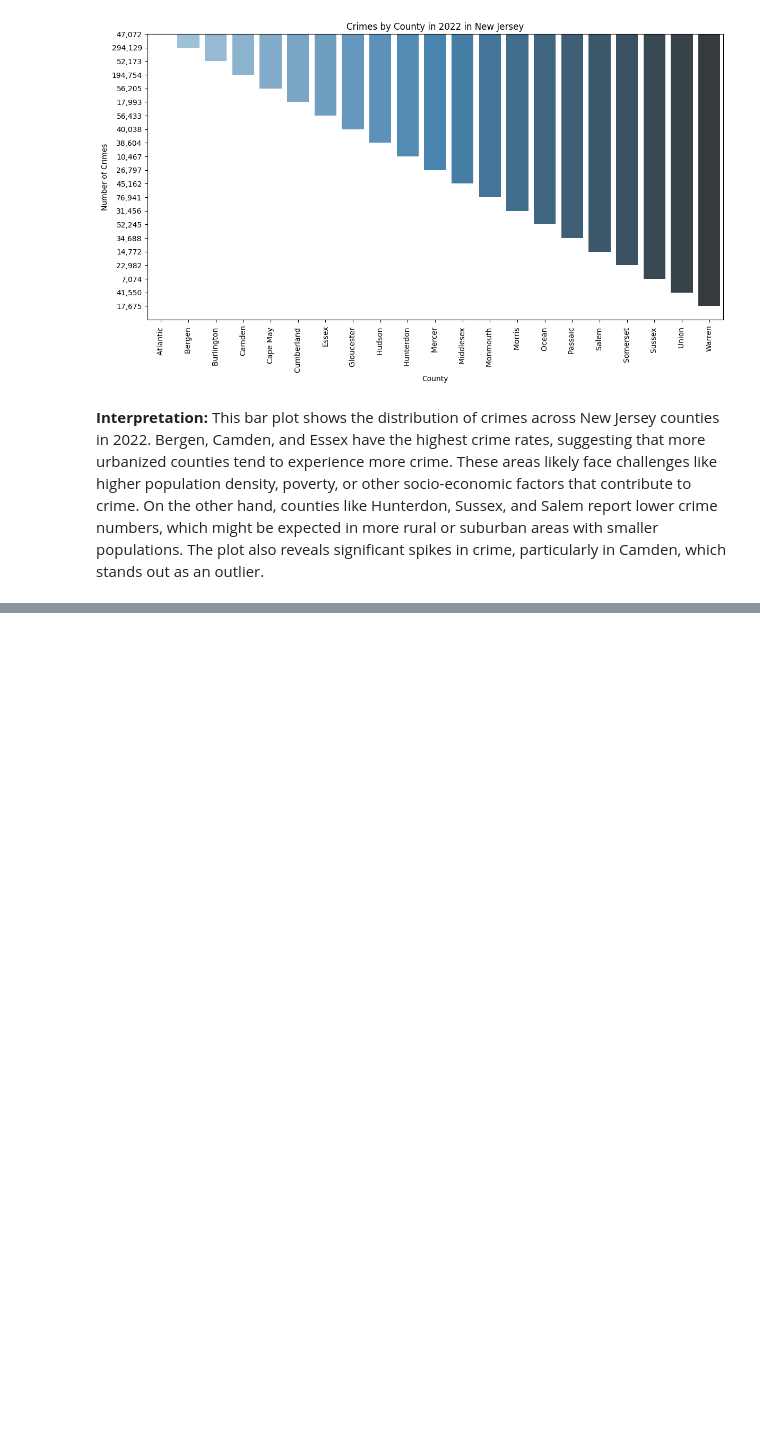
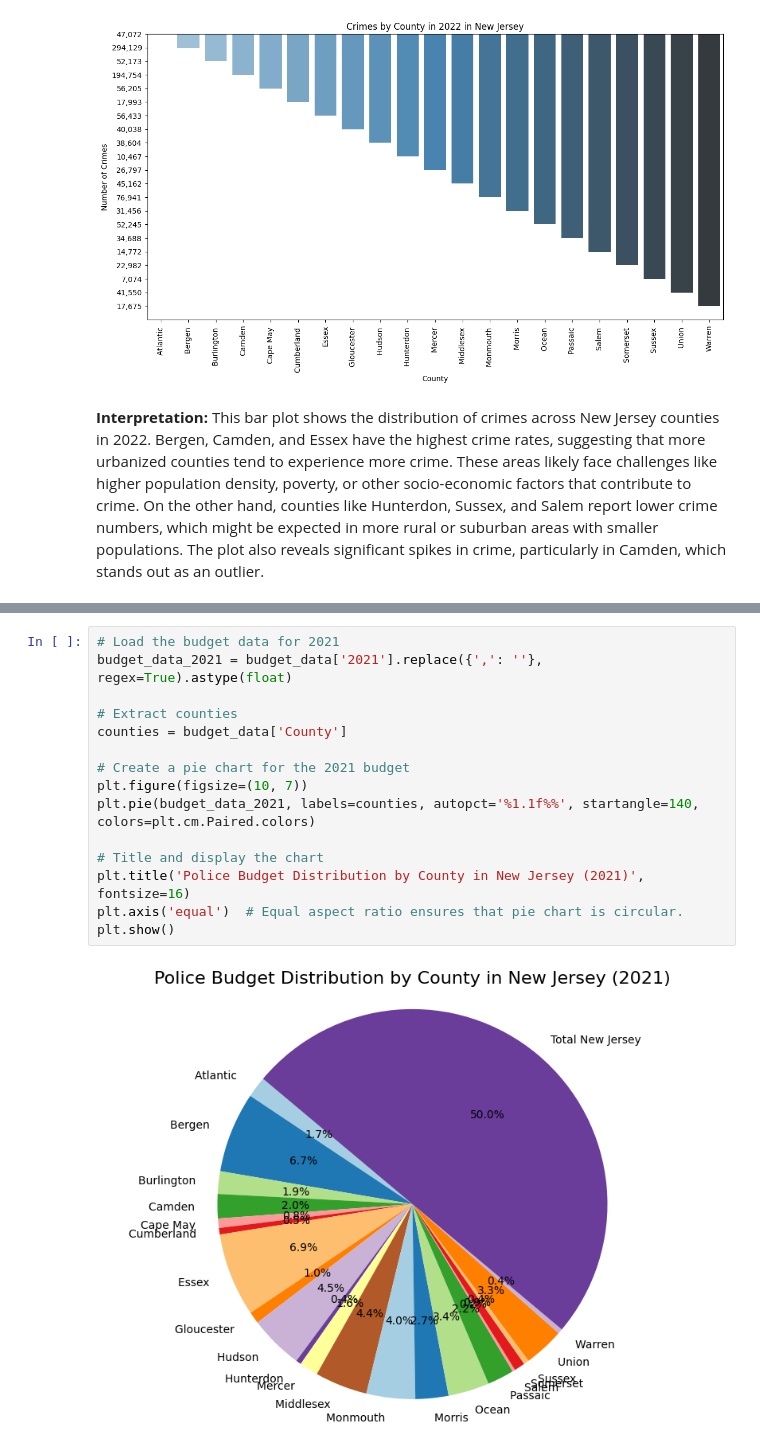
Before and after one commit to erikaguiracocha/Data-Visualization-2025, a Jupyter notebook: PS2erikaguiracocha.ipynb, the cells around one changed output, grey strips where cells are left out. Cells and saved outputs as stored; diff of their text form; blank space fills up the shorter version.

```diff
--- a/PS2erikaguiracocha.ipynb
+++ b/PS2erikaguiracocha.ipynb
@@ -103,0 +229,17 @@ Passing `palette` without assigning `hue` is deprecated and will be removed in v
+# %%
+# Load the budget data for 2021
+budget_data_2021 = budget_data['2021'].replace({',': ''}, regex=True).astype(float)
+
+# Extract counties
+counties = budget_data['County']
+
+# Create a pie chart for the 2021 budget
+plt.figure(figsize=(10, 7))
+plt.pie(budget_data_2021, labels=counties, autopct='%1.1f%%', startangle=140, colors=plt.cm.Paired.colors)
+
+# Title and display the chart
+plt.title('Police Budget Distribution by County in New Jersey (2021)', fontsize=16)
+plt.axis('equal')  # Equal aspect ratio ensures that pie chart is circular.
+plt.show()
+# %% [output]
+[figure, added]
```
Also changed, not shown: parts of 9 cells of this notebook.
